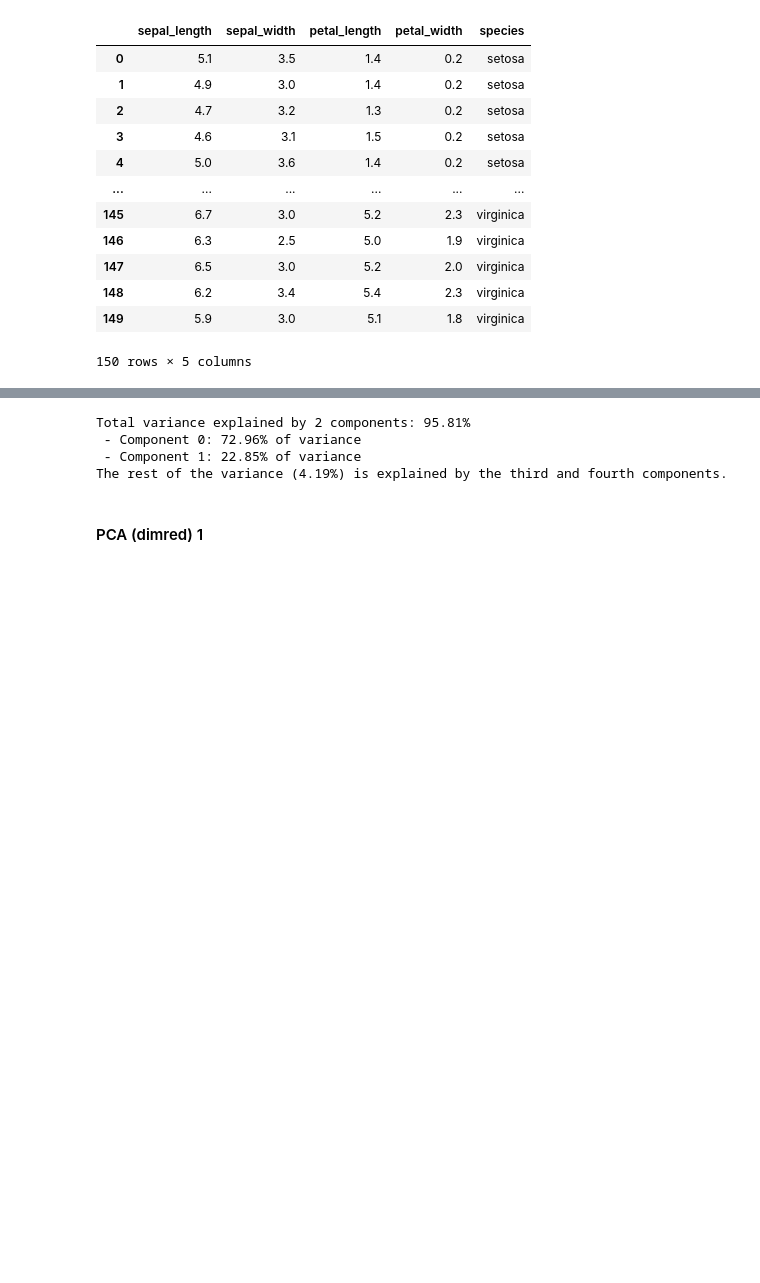
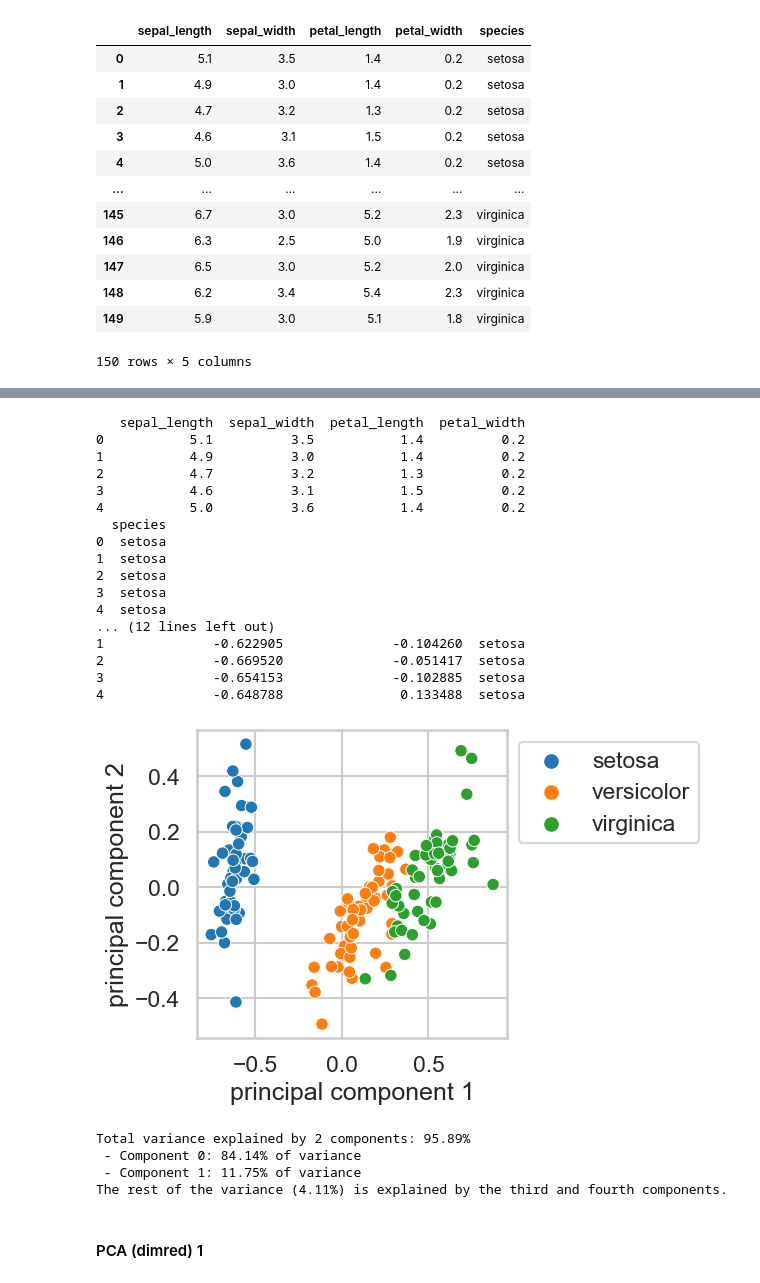
Before and after one commit to EvgeniiZorin/Handbook_Statistics-Probability-and-ML, a Jupyter notebook: _ML_classical.ipynb, the cells around one changed output, grey strips where cells are left out. Saved outputs shown, nothing was run; the diff lists cells and outputs as text; code cells hidden in the pictures; blank space fills up the shorter version.

```diff
--- a/_ML_classical.ipynb
+++ b/_ML_classical.ipynb
@@ -4428,19 +4369,68 @@ sns.scatterplot(
 # %%
+# Let's separate features and target into different variables
+x = df[['sepal_length', 'sepal_width', 'petal_length', 'petal_width']]
+y = df[['species']]
+
+print(x[:5])
+print(y[:5])
+
+# Standardise the features
+x = MinMaxScaler().fit_transform(x)
+print(x[:5])
+
+# PCA projection to 2D
+pca = PCA(n_components=2)
+principalComponents = pca.fit_transform(x)
+print(principalComponents[:5])
+df_pca = pd.DataFrame(data=principalComponents, columns = ['principal component 1', 'principal component 2'])
+df_pca
+df_pca2 = pd.concat( [df_pca, df[['species']]], axis=1 )
+
+print( df_pca2.head() )
+
+plt.figure(figsize=(4,4))
+sns.set_style('whitegrid')
+sns.scatterplot(
+	x=df_pca2['principal component 1'],
+	y=df_pca2['principal component 2'],
+	hue=df_pca2['species']
+	)
+plt.legend(bbox_to_anchor=(1,1))
+plt.show()
+
 # Explained variance - how much information (variance)
 # can be attributed to each of the principal components
 
 # Variance of the first and then second component
 expvar = pca.explained_variance_ratio_
 print(f"Total variance explained by 2 components: {sum(expvar)*100:.2f}%")
 for i,j in enumerate(expvar):
 	print(f" - Component {i}: {j*100:.2f}% of variance")
 
 print(f"The rest of the variance ({100 - sum(expvar)*100:.2f}%) is explained by the third and fourth components.")
 # %% [output]
-Total variance explained by 2 components: 95.81%
- - Component 0: 72.96% of variance
- - Component 1: 22.85% of variance
-The rest of the variance (4.19%) is explained by the third and fourth components.
+   sepal_length  sepal_width  petal_length  petal_width
+0           5.1          3.5           1.4          0.2
+1           4.9          3.0           1.4          0.2
+2           4.7          3.2           1.3          0.2
+3           4.6          3.1           1.5          0.2
+4           5.0          3.6           1.4          0.2
+  species
+0  setosa
+1  setosa
+2  setosa
+3  setosa
+4  setosa
+... (12 lines left out)
+1              -0.622905              -0.104260  setosa
+2              -0.669520              -0.051417  setosa
+3              -0.654153              -0.102885  setosa
+4              -0.648788               0.133488  setosa
+[figure, added]
+Total variance explained by 2 components: 95.89%
+ - Component 0: 84.14% of variance
+ - Component 1: 11.75% of variance
+The rest of the variance (4.11%) is explained by the third and fourth components.
 # %% [markdown]
 #### PCA (dimred) 1
 # %%
```
Also changed, not shown: parts of 41 cells of this notebook, 3 other files.
